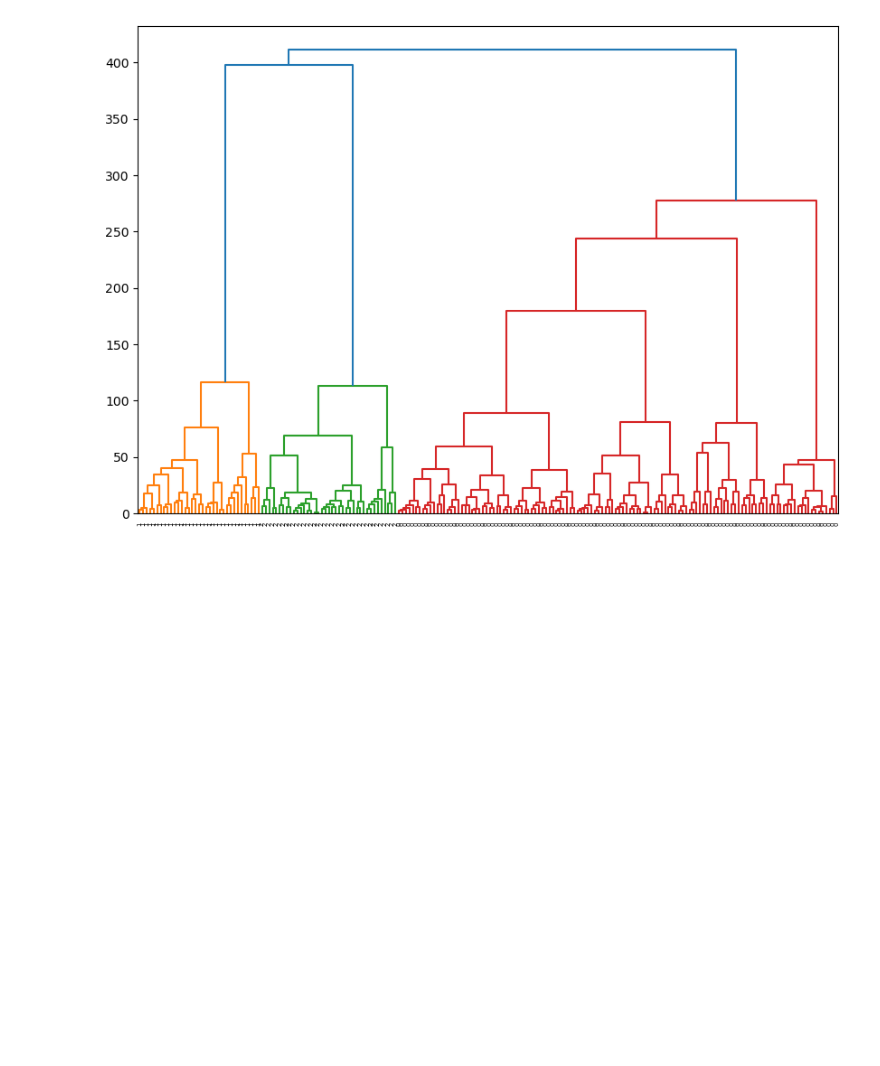
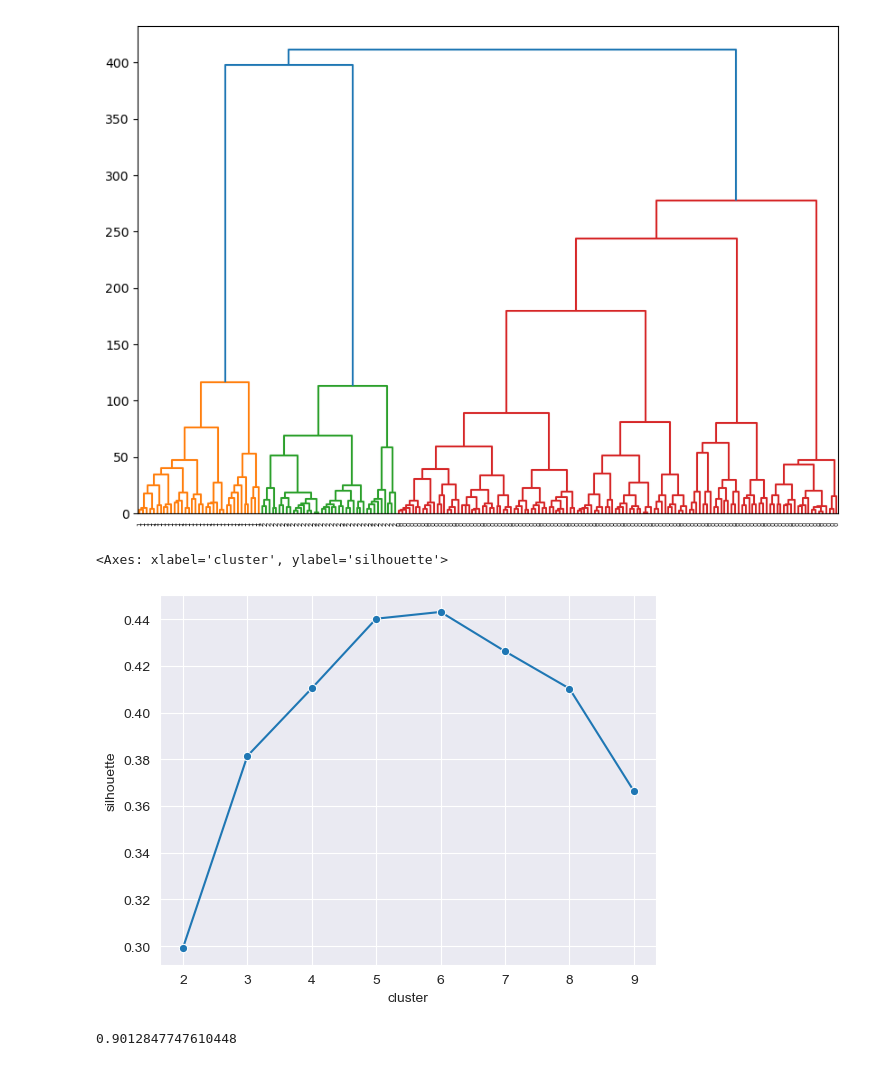
Before and after one commit to ivajazz/ML_4, a Jupyter notebook: dz_2.ipynb, the cells around one changed output. Saved outputs shown, nothing was run; the diff lists cells and outputs as text; code cells hidden in the pictures; blank space fills up the shorter version.

Commit message:
completeness_score

```diff
--- a/dz_2.ipynb
+++ b/dz_2.ipynb
@@ -124,3 +124,32 @@ df['aggl_res_6'] = get_aggl_clustering(df[['age', 'annual_income', 'spending_sco
 get_3d_visualization(df, 'aggl_res_6')
 # %%
 from sklearn.metrics import silhouette_score
+import seaborn as sns
+
+def get_silhouette_agg_clust(X, cluster_num):
+
+    res = get_aggl_clustering(X, cluster_num)
+    silhouette = silhouette_score(X, res)
+
+    return silhouette
+
+silhouette_res = {"silhouette": [], "cluster": []}
+
+for cluster_num in range(2, 10):
+    silhouette_res["silhouette"].append(get_silhouette_agg_clust(X, cluster_num))
+    silhouette_res["cluster"].append(cluster_num)
+
+silhouette_df = pd.DataFrame(silhouette_res)
+
+sns.set_style("darkgrid")
+
+sns.lineplot(data=silhouette_df, x="cluster", y="silhouette", marker="o")
+# %% [output]
+<Axes: xlabel='cluster', ylabel='silhouette'>
+[figure, added]
+# %%
+from sklearn.metrics.cluster import completeness_score
+
+print(completeness_score(labels_true=df.cluster, labels_pred=df.aggl_res_6))
+# %% [output]
+0.9012847747610448
```
